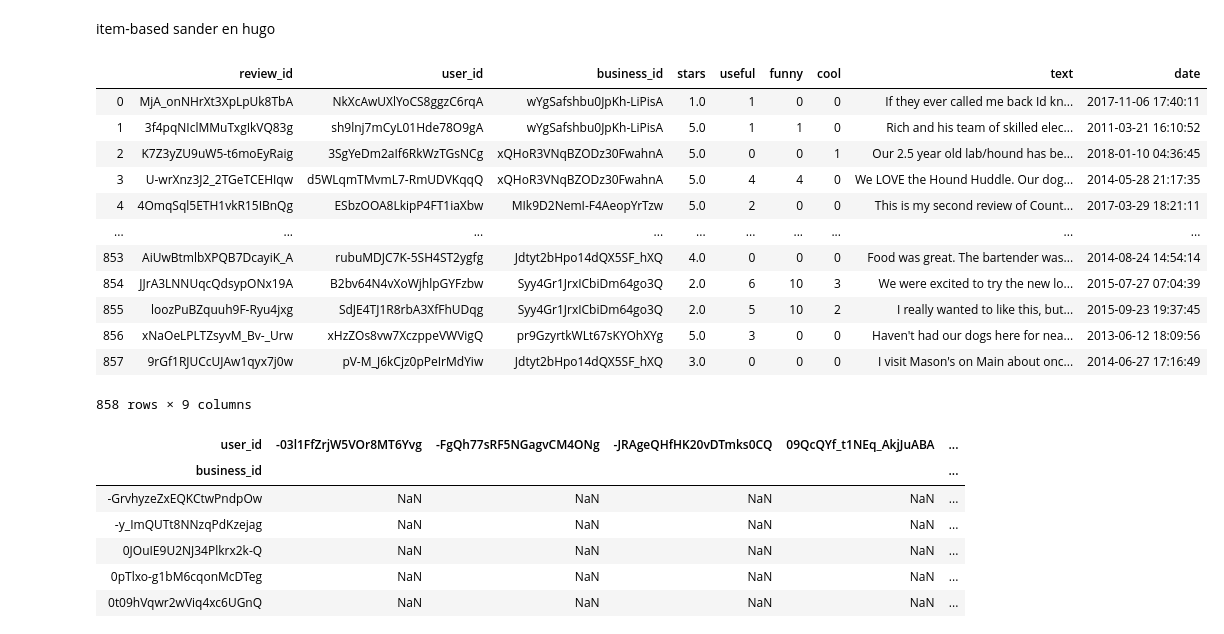
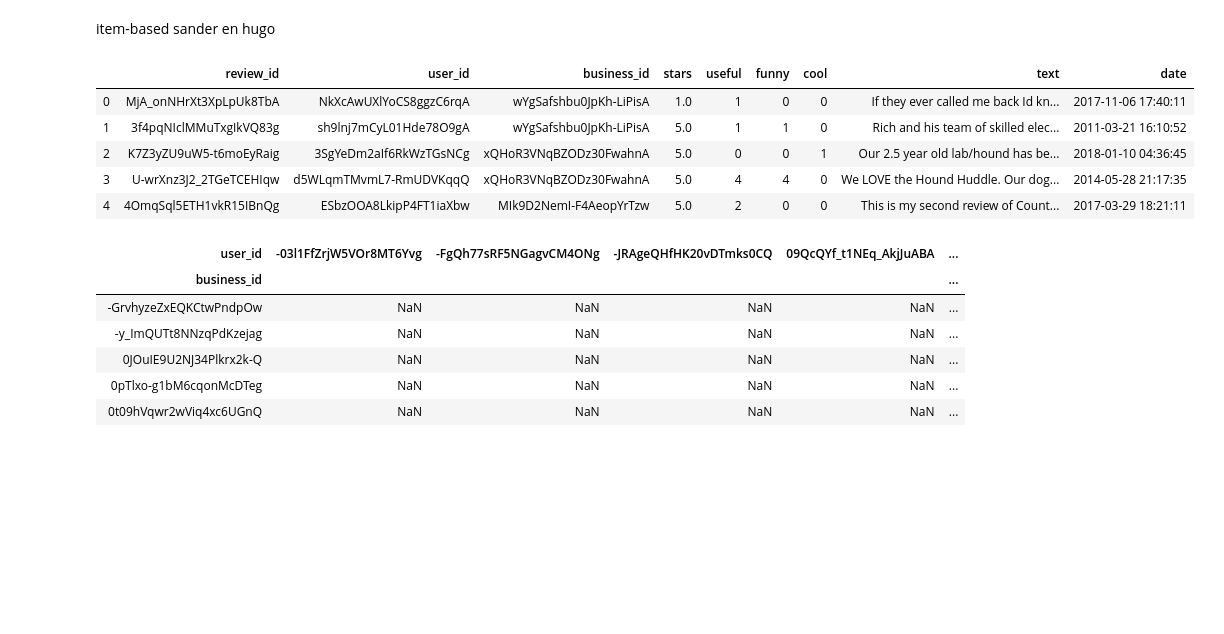
Before and after one commit to UhhBart/ci-yelp, a Jupyter notebook: Item based filtering.ipynb, the cells around one changed output. Saved outputs shown, nothing was run; the diff lists cells and outputs as text; code cells hidden in the pictures; blank space fills up the shorter version.

```diff
--- a/Item based filtering.ipynb
+++ b/Item based filtering.ipynb
@@ -18,23 +18,16 @@ def load_jsons(data_path, file):
 # %%
 data_path = '../data/oregon/'
 review_file = 'review.json'
 reviews = load_jsons(data_path, review_file)
 
-display(reviews)
+display(reviews.head())
 # %% [output]
 |  | review_id | user_id | business_id | stars | useful | funny | cool | text | date |
 | 0 | MjA_onNHrXt3XpLpUk8TbA | NkXcAwUXlYoCS8ggzC6rqA | wYgSafshbu0JpKh-LiPisA | 1.0 | 1 | 0 | 0 | If they ever called me back Id kn... | 2017-11-06 17:40:11 |
 | 1 | 3f4pqNIclMMuTxgIkVQ83g | sh9lnj7mCyL01Hde78O9gA | wYgSafshbu0JpKh-LiPisA | 5.0 | 1 | 1 | 0 | Rich and his team of skilled elec... | 2011-03-21 16:10:52 |
 | 2 | K7Z3yZU9uW5-t6moEyRaig | 3SgYeDm2aIf6RkWzTGsNCg | xQHoR3VNqBZODz30FwahnA | 5.0 | 0 | 0 | 1 | Our 2.5 year old lab/hound has be... | 2018-01-10 04:36:45 |
 | 3 | U-wrXnz3J2_2TGeTCEHIqw | d5WLqmTMvmL7-RmUDVKqqQ | xQHoR3VNqBZODz30FwahnA | 5.0 | 4 | 4 | 0 | We LOVE the Hound Huddle. Our dog... | 2014-05-28 21:17:35 |
 | 4 | 4OmqSql5ETH1vkR15IBnQg | ESbzOOA8LkipP4FT1iaXbw | MIk9D2NemI-F4AeopYrTzw | 5.0 | 2 | 0 | 0 | This is my second review of Count... | 2017-03-29 18:21:11 |
-| ... | ... | ... | ... | ... | ... | ... | ... | ... | ... |
-| 853 | AiUwBtmlbXPQB7DcayiK_A | rubuMDJC7K-5SH4ST2ygfg | Jdtyt2bHpo14dQX5SF_hXQ | 4.0 | 0 | 0 | 0 | Food was great. The bartender was... | 2014-08-24 14:54:14 |
-| 854 | JJrA3LNNUqcQdsypONx19A | B2bv64N4vXoWjhlpGYFzbw | Syy4Gr1JrxICbiDm64go3Q | 2.0 | 6 | 10 | 3 | We were excited to try the new lo... | 2015-07-27 07:04:39 |
-| 855 | loozPuBZquuh9F-Ryu4jxg | SdJE4TJ1R8rbA3XfFhUDqg | Syy4Gr1JrxICbiDm64go3Q | 2.0 | 5 | 10 | 2 | I really wanted to like this, but... | 2015-09-23 19:37:45 |
-| 856 | xNaOeLPLTZsyvM_Bv-_Urw | xHzZOs8vw7XczppeVWVigQ | pr9GzyrtkWLt67sKYOhXYg | 5.0 | 3 | 0 | 0 | Haven't had our dogs here for nea... | 2013-06-12 18:09:56 |
-| 857 | 9rGf1RJUCcUJAw1qyx7j0w | pV-M_J6kCjz0pPeIrMdYiw | Jdtyt2bHpo14dQX5SF_hXQ | 3.0 | 0 | 0 | 0 | I visit Mason's on Main about onc... | 2014-06-27 17:16:49 |
-858 rows × 9 columns
 # %%
 def split_data(data, d = 0.75):
     np.random.seed(seed=5)
```
Also changed, not shown: parts of 1 cell of this notebook.
